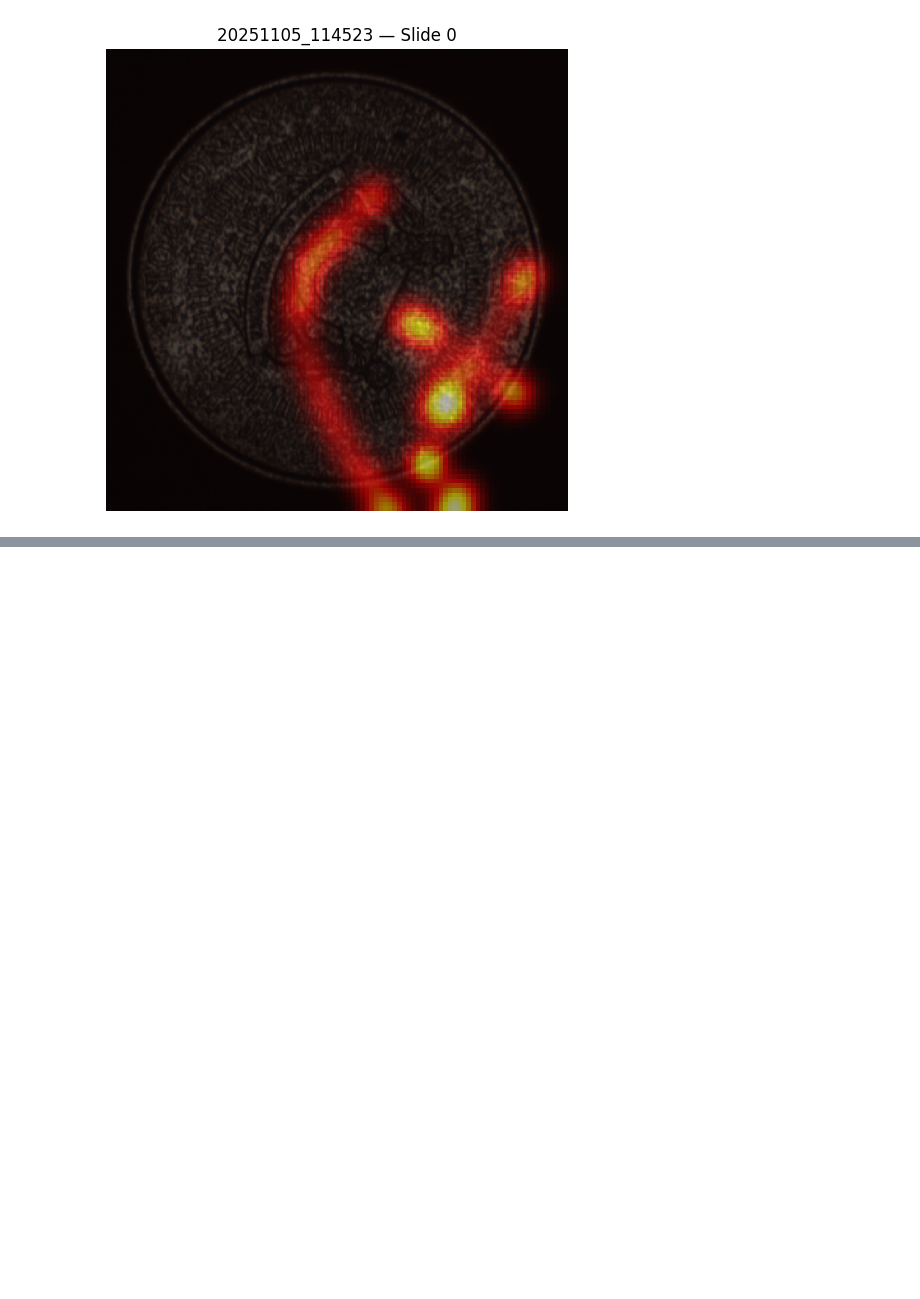
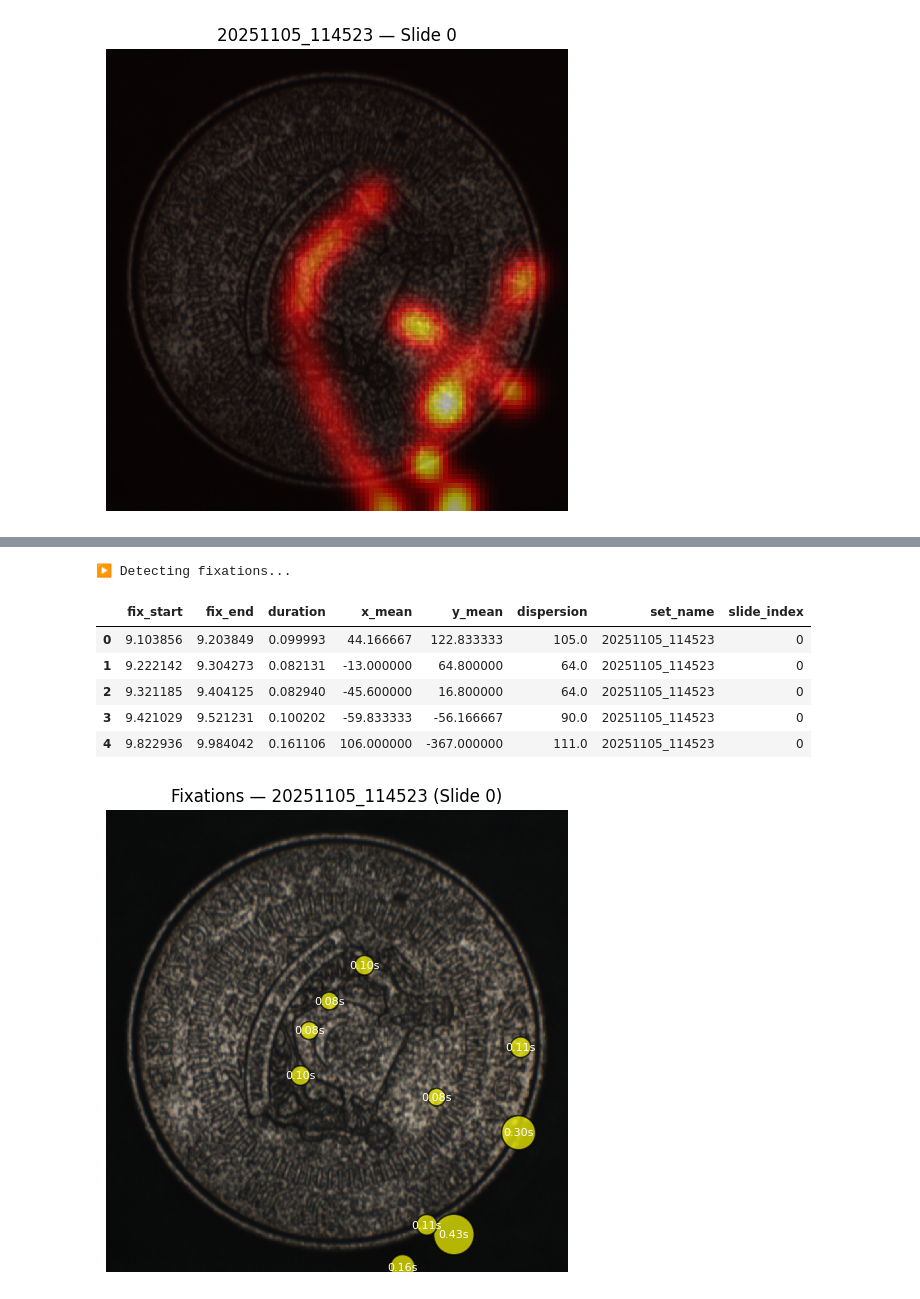
Before and after one commit to sbobek/tobii-pytracker, a Jupyter notebook: examples/analyzers_demo.ipynb, the cells around one changed output, grey strips where cells are left out. Saved outputs shown, nothing was run; the diff lists cells and outputs as text; code cells hidden in the pictures; blank space fills up the shorter version.

```diff
--- a/examples/analyzers_demo.ipynb
+++ b/examples/analyzers_demo.ipynb
@@ -118,0 +178,34 @@ analyzer.plot_analysis(
+# %%
+background_data = pd.concat(loader.get_all_data(flatten=True).values(), ignore_index=True)
+output_dir = Path("./analysis_outputs")
+
+fixation_analyzer = FixationAnalyzer(
+    output_folder=output_dir,
+    method="dispersion",           # or "velocity"
+    dispersion_threshold=60.0,     # pixels
+    min_duration=0.08,             # seconds
+)
+
+print("▶ Detecting fixations...")
+fixations = fixation_analyzer.analyze(background_data)
+display(fixations.head())
+
+example_slide = background_data.iloc[0]
+screenshot_path = Path(loader.root) / example_slide["screenshot_file"]
+
+fixation_analyzer.plot_analysis(
+    fixations=fixations,
+    screenshot_path=screenshot_path,
+    set_name=example_slide["set_name"],
+    slide_index=example_slide["slide_index"],
+    title=f"Fixations — {example_slide['set_name']} (Slide {example_slide['slide_index']})",
+)
+# %% [output]
+▶ Detecting fixations...
+|  | fix_start | fix_end | duration | x_mean | y_mean | dispersion | set_name | slide_index |
+| 0 | 9.103856 | 9.203849 | 0.099993 | 44.166667 | 122.833333 | 105.0 | 20251105_114523 | 0 |
+| 1 | 9.222142 | 9.304273 | 0.082131 | -13.000000 | 64.800000 | 64.0 | 20251105_114523 | 0 |
+| 2 | 9.321185 | 9.404125 | 0.082940 | -45.600000 | 16.800000 | 64.0 | 20251105_114523 | 0 |
+| 3 | 9.421029 | 9.521231 | 0.100202 | -59.833333 | -56.166667 | 90.0 | 20251105_114523 | 0 |
+| 4 | 9.822936 | 9.984042 | 0.161106 | 106.000000 | -367.000000 | 111.0 | 20251105_114523 | 0 |
+[figure, added]
```
Also changed, not shown: parts of 4 cells of this notebook, 6 other files.
